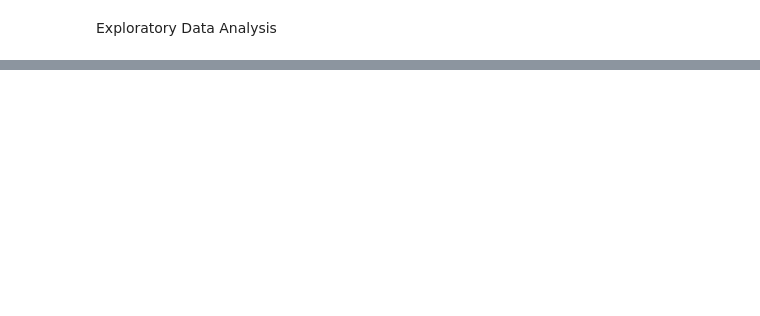
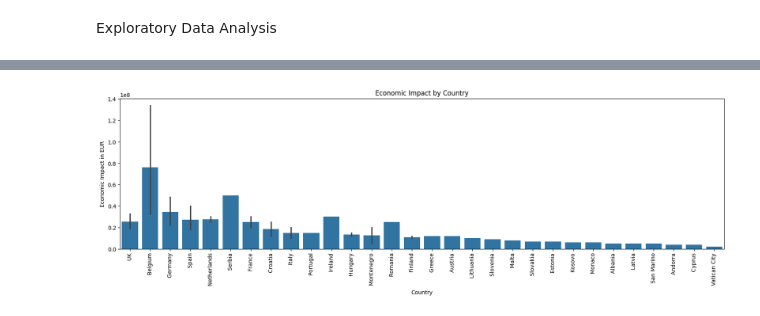
Before and after one commit to HenriqueGuima/music_festivals, a Jupyter notebook: main.ipynb, the cells around one changed output, grey strips where cells are left out. Saved outputs shown, nothing was run; the diff lists cells and outputs as text; code cells hidden in the pictures; blank space fills up the shorter version.

```diff
--- a/main.ipynb
+++ b/main.ipynb
@@ -27,0 +190,14 @@ Exploratory Data Analysis
+# %%
+# Plot for economic impact by country and descending order
+
+sns.barplot(data=copyData, x='Country', y='Economic_Impact_EUR', order=copyData.groupby('Country')['Economic_Impact_EUR'].sum().sort_values(ascending=False).index)
+plt.xticks(rotation=90)
+plt.gcf().set_size_inches(20, 5)
+plt.xlabel('Country')
+plt.ylabel('Economic Impact in EUR')
+plt.title('Economic Impact by Country')
+plt.show()
+
+# copyData.describe()
+# %% [output]
+[figure, added]
```
Also changed, not shown: parts of 15 cells of this notebook, 2 other files.
